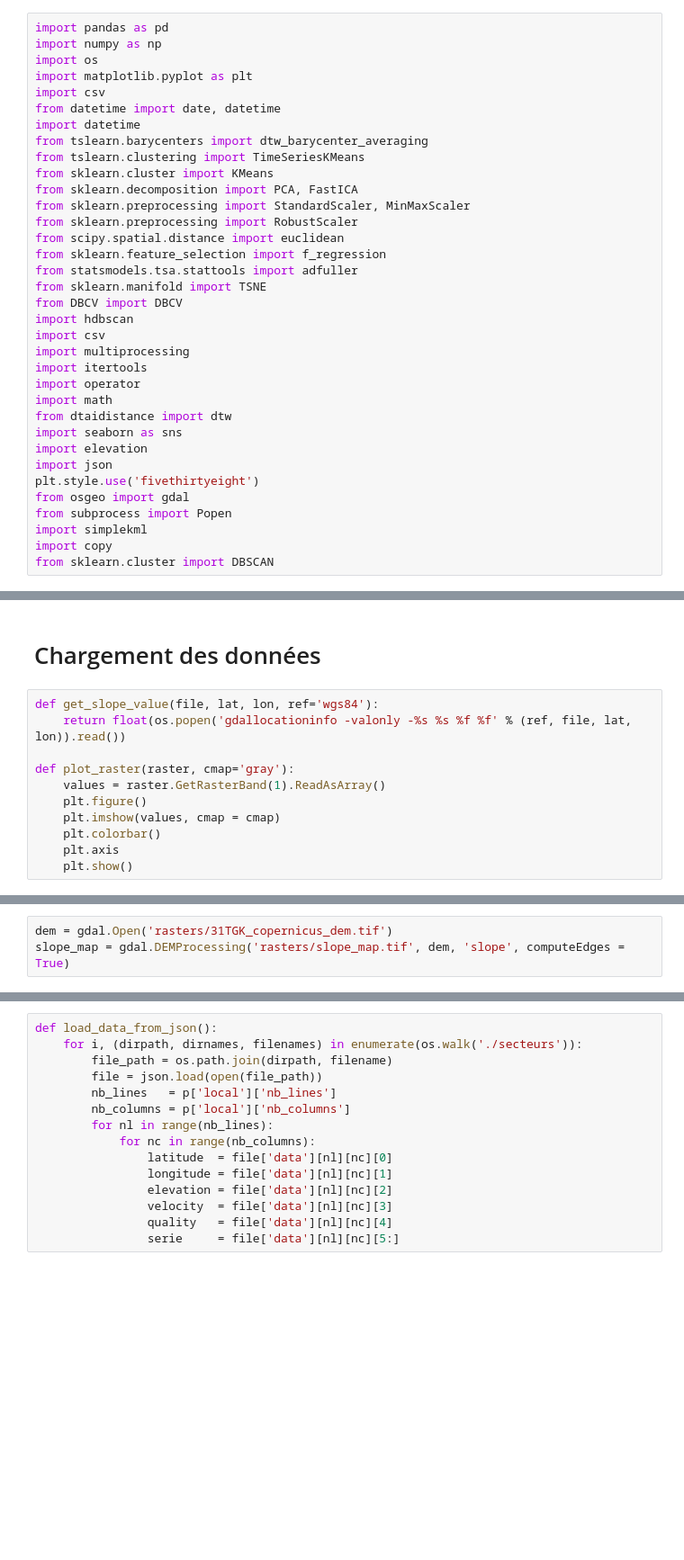
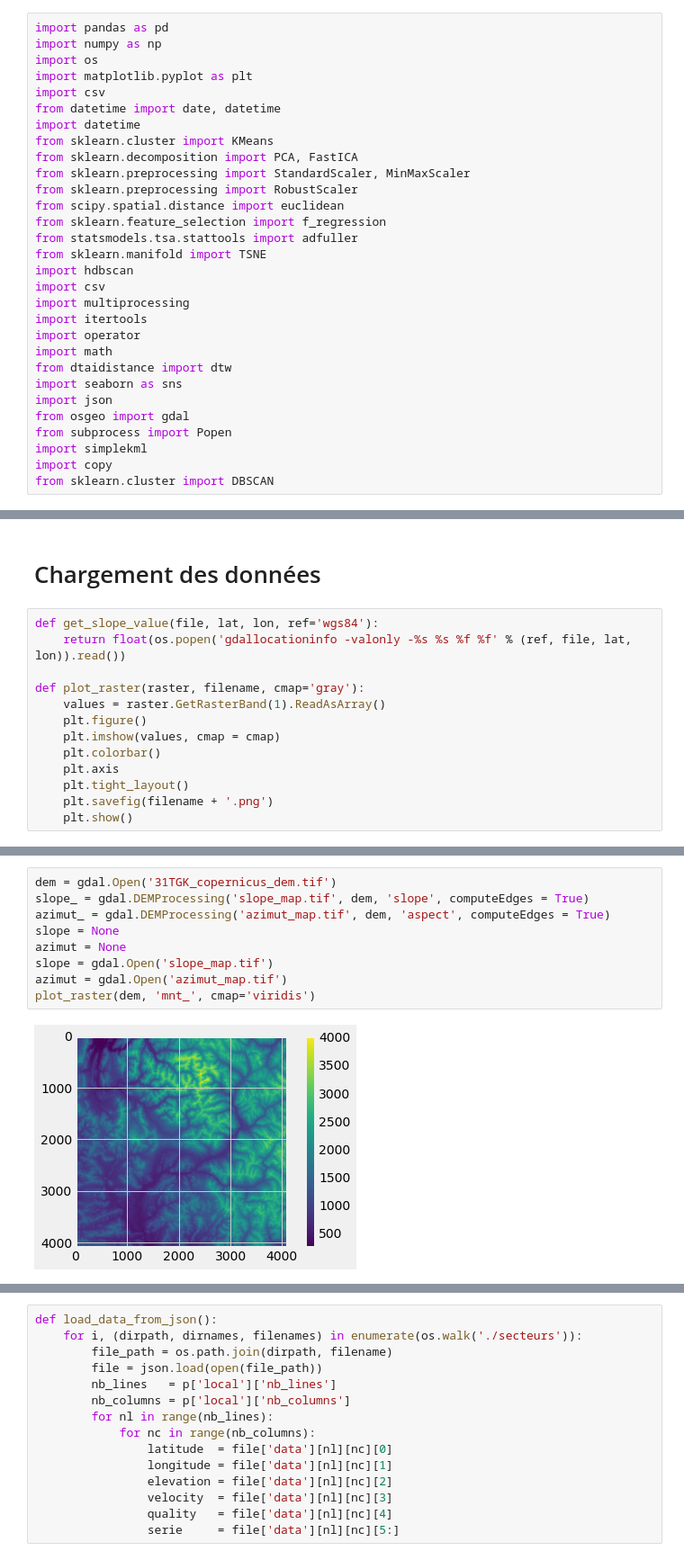
Before and after one commit to EddyVianney/Stage_master2_sdsc_eost, a Jupyter notebook: notebooks/PMEDV_STAGE_SDSC_EOST.ipynb, the cells around one changed output, grey strips where cells are left out. Shown at 90% size. Cells and saved outputs as stored; diff of their text form; blank space fills up the shorter version.

```diff
--- a/notebooks/PMEDV_STAGE_SDSC_EOST.ipynb
+++ b/notebooks/PMEDV_STAGE_SDSC_EOST.ipynb
@@ -11,8 +11,6 @@ import matplotlib.pyplot as plt
 import csv
 from datetime import date, datetime
 import datetime
-from tslearn.barycenters import dtw_barycenter_averaging
-from tslearn.clustering import TimeSeriesKMeans
 from sklearn.cluster import KMeans
 from sklearn.decomposition import PCA, FastICA
 from sklearn.preprocessing import StandardScaler, MinMaxScaler
@@ -21,7 +19,6 @@ from scipy.spatial.distance import euclidean
 from sklearn.feature_selection import f_regression
 from statsmodels.tsa.stattools import adfuller
 from sklearn.manifold import TSNE
-from DBCV import DBCV
 import hdbscan
 import csv
 import multiprocessing
@@ -30,9 +27,7 @@ import operator
 import math
 from dtaidistance import dtw
 import seaborn as sns
-import elevation
 import json
-plt.style.use('fivethirtyeight')
 from osgeo import gdal
 from subprocess import Popen
 import simplekml
@@ -69,12 +64,14 @@ d_up = 0
 def get_slope_value(file, lat, lon, ref='wgs84'):
     return float(os.popen('gdallocationinfo -valonly -%s %s %f %f' % (ref, file, lat, lon)).read())
 
-def plot_raster(raster, cmap='gray'):
+def plot_raster(raster, filename, cmap='gray'):
     values = raster.GetRasterBand(1).ReadAsArray()
     plt.figure()
     plt.imshow(values, cmap = cmap)
     plt.colorbar()
     plt.axis
+    plt.tight_layout()
+    plt.savefig(filename + '.png')
     plt.show()
 # %%
 def get_slope_value(ref, file, lat, lon):
@@ -100,3 +97,11 @@ for lat, lon in zip(latitudes, longitudes):
 # %%
-dem = gdal.Open('rasters/31TGK_copernicus_dem.tif')
-slope_map = gdal.DEMProcessing('rasters/slope_map.tif', dem, 'slope', computeEdges = True)
+dem = gdal.Open('31TGK_copernicus_dem.tif')
+slope_ = gdal.DEMProcessing('slope_map.tif', dem, 'slope', computeEdges = True)
+azimut_ = gdal.DEMProcessing('azimut_map.tif', dem, 'aspect', computeEdges = True)
+slope = None
+azimut = None
+slope = gdal.Open('slope_map.tif')
+azimut = gdal.Open('azimut_map.tif')
+plot_raster(dem, 'mnt_', cmap='viridis')
+# %% [output]
+[figure, added]
```
Also changed, not shown: parts of 5 cells of this notebook, 19 other files.
